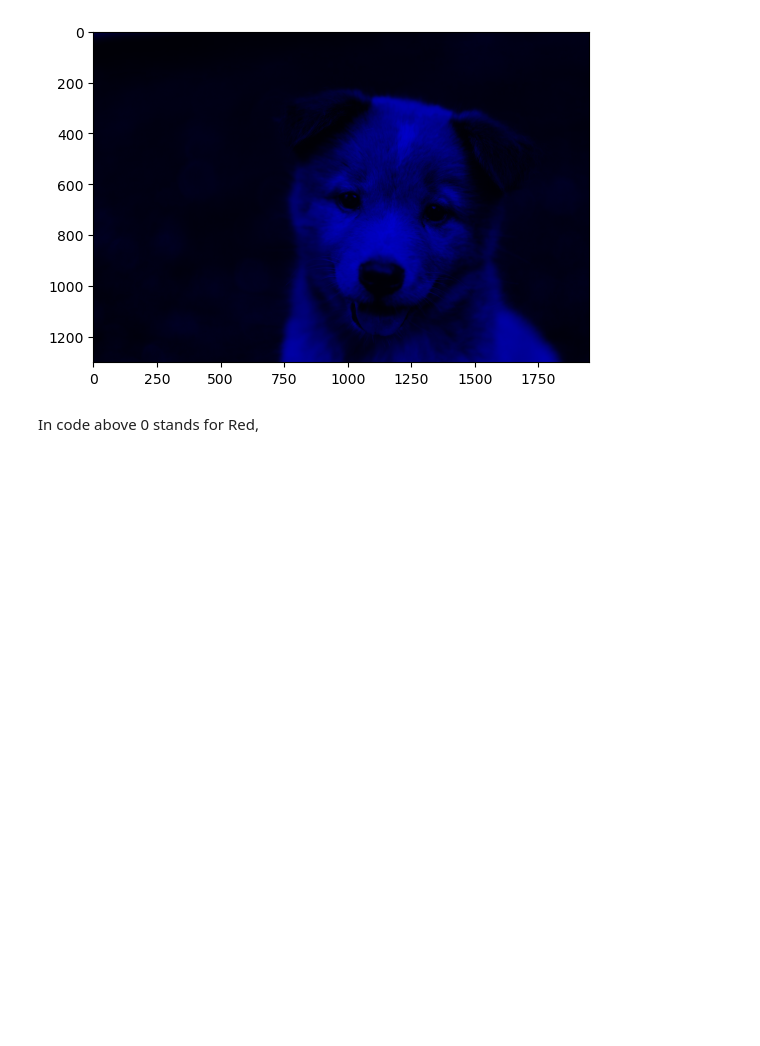
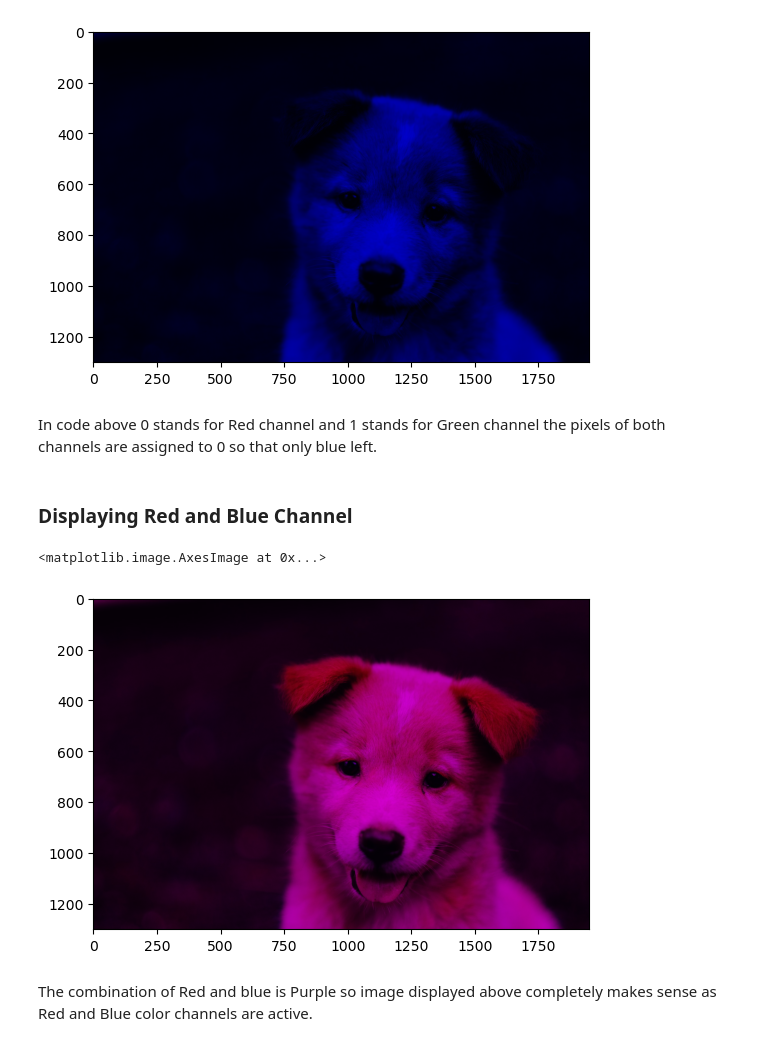
Before and after one commit to hrithik-data-bot/image-processing-notebooks, a Jupyter notebook: notebooks/001-images-using-numpy.ipynb, the cells around one changed output. Cells and saved outputs as stored; diff of their text form; code cells hidden in the pictures; blank space fills up the shorter version.

Commit message:
displaying Red and Blue Channel

```diff
--- a/notebooks/001-images-using-numpy.ipynb
+++ b/notebooks/001-images-using-numpy.ipynb
@@ -73,4 +73,15 @@ plt.imshow(image_arr_copy)
 <matplotlib.image.AxesImage at 0x...>
 [figure]
 # %% [markdown]
-In code above 0 stands for Red,
+In code above 0 stands for Red channel and 1 stands for Green channel the pixels of both channels are assigned to 0 so that only blue left.
+# %% [markdown]
+### Displaying Red and Blue Channel
+# %%
+image_arr_rb = image_arr.copy()
+image_arr_rb[:, :, 1] = 0
+plt.imshow(image_arr_rb)
+# %% [output]
+<matplotlib.image.AxesImage at 0x...>
+[figure, added]
+# %% [markdown]
+The combination of Red and blue is Purple so image displayed above completely makes sense as Red and Blue color channels are active.
```
